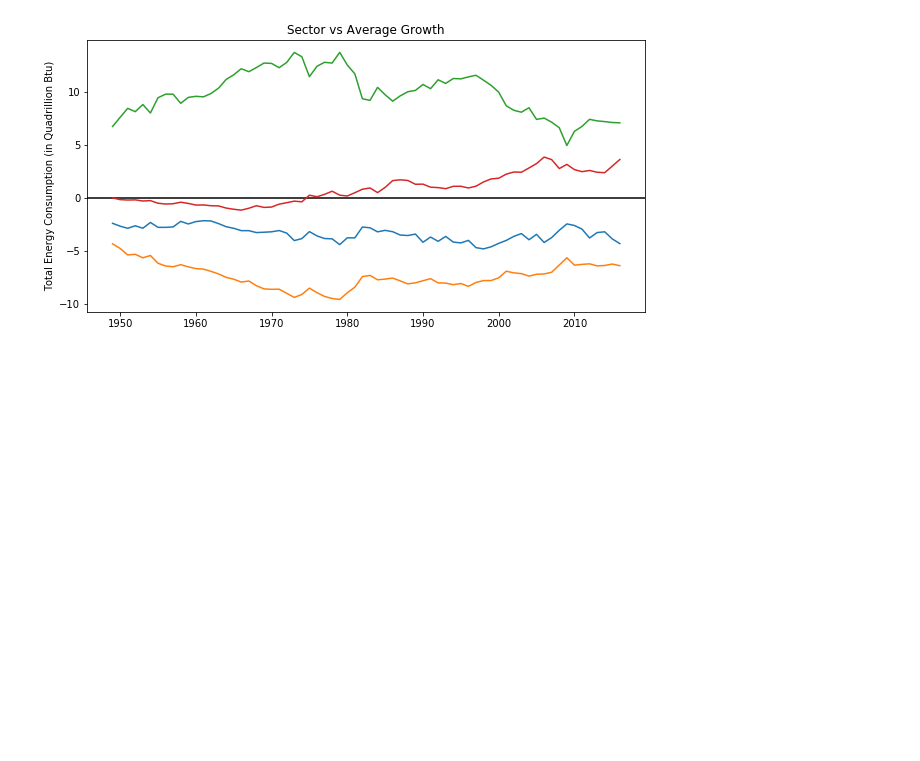
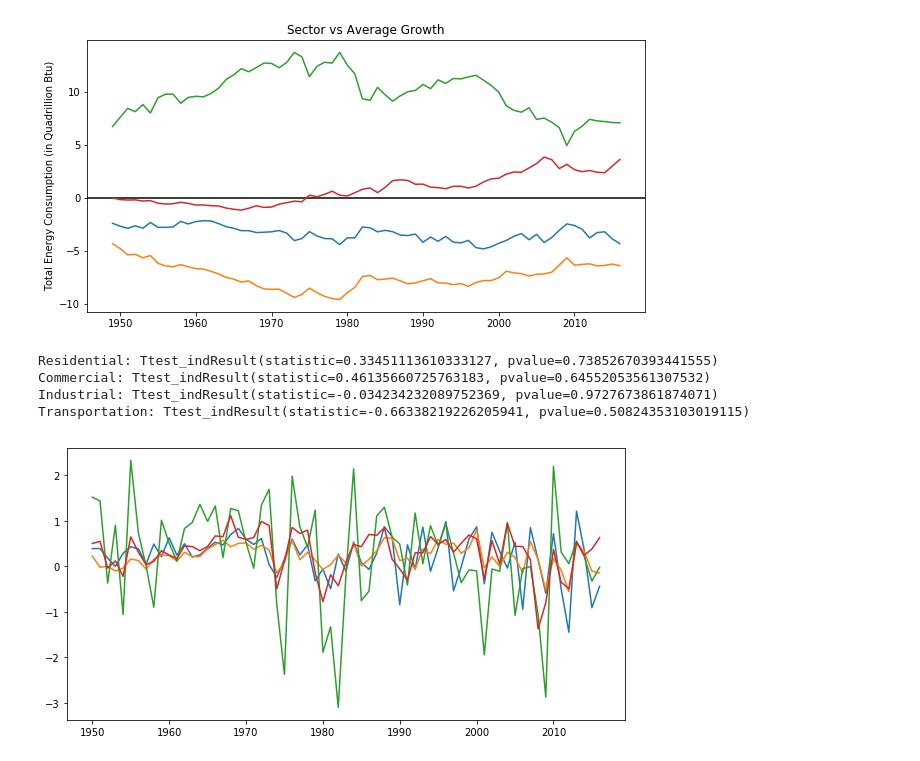
Before and after one commit to mhuh22/Thinkful, a Jupyter notebook: Prep Capstone/The State of Energy (in the United States).ipynb, the cells around one changed output. Saved outputs shown, nothing was run; the diff lists cells and outputs as text; code cells hidden in the pictures; blank space fills up the shorter version.

```diff
--- a/Prep Capstone/The State of Energy (in the United States).ipynb
+++ b/Prep Capstone/The State of Energy (in the United States).ipynb
@@ -260,3 +263,27 @@ for i in range(2,9,2):
 plt.legend(loc='center left',bbox_to_anchor=(1, 1))
 # %% [output]
 [figure]
+# %%
+# completely meaningless so far
+
+t1 = d[2].diff()
+t2 = d[4].diff()
+t3 = d[6].diff()
+t4 = d[8].diff()
+t5 = (t1+ t2 + t3 + t4)/4
+
+plt.plot(x,t1)
+plt.plot(x,t2)
+plt.plot(x,t3)
+plt.plot(x,t4)
+
+print('Residential: ' + str(ttest_ind(t5[1:], t1[1:], equal_var=False)))
+print('Commercial: ' + str(ttest_ind(t5[1:], t2[1:], equal_var=False)))
+print('Industrial: ' + str(ttest_ind(t5[1:], t3[1:], equal_var=False)))
+print('Transportation: ' + str(ttest_ind(t5[1:], t4[1:], equal_var=False)))
+# %% [output]
+Residential: Ttest_indResult(statistic=0.33451113610333127, pvalue=0.73852670393441555)
+Commercial: Ttest_indResult(statistic=0.46135660725763183, pvalue=0.64552053561307532)
+Industrial: Ttest_indResult(statistic=-0.034234232089752369, pvalue=0.9727673861874071)
+Transportation: Ttest_indResult(statistic=-0.66338219226205941, pvalue=0.50824353103019115)
+[figure, added]
```
Also changed, not shown: parts of 16 cells of this notebook.
